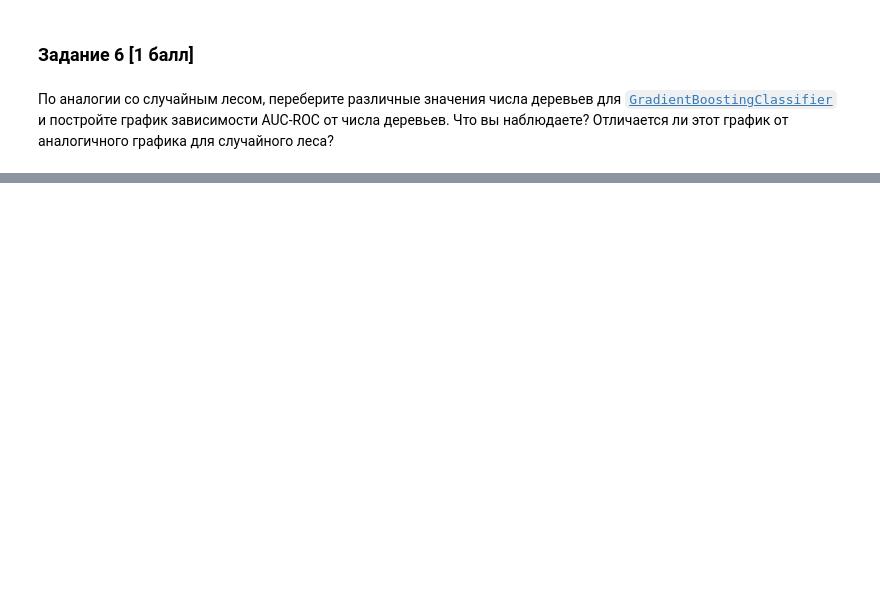
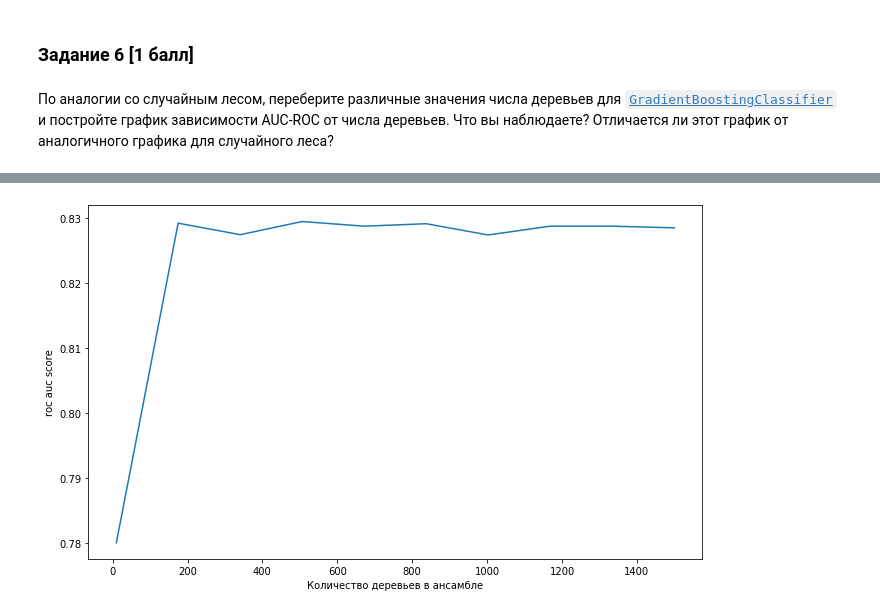
Before and after one commit to Oleg-DS/learning_data_science, a Jupyter notebook: ML/hw04.ipynb, the cells around one changed output, grey strips where cells are left out. Saved outputs shown, nothing was run; the diff lists cells and outputs as text; code cells hidden in the pictures; blank space fills up the shorter version.

```diff
--- a/ML/hw04.ipynb
+++ b/ML/hw04.ipynb
@@ -459,0 +592,16 @@ plt.show()
+# %%
+# теперь построим график AUC ROC для Random Forest для разного количества деревьев
+roc_auc_tree = list()
+trees_num = [int(x) for x in np.linspace(10, 1500, 10)]
+for i in trees_num:
+    rf_tree = RandomForestClassifier(n_estimators=i, random_state=111)
+    rf_tree.fit(X_train, y_train)
+    y_prob = rf_tree.predict_proba(X_test)[:, 1]
+    roc_auc = roc_auc_score(y_test, y_prob)
+    roc_auc_tree.append(roc_auc)
+plt.plot(trees_num, roc_auc_tree)
+plt.xlabel('Количество деревьев в ансамбле')
+plt.ylabel('roc auc score')
+plt.show()
+# %% [output]
+[figure, added]
```
Also changed, not shown: parts of 21 cells of this notebook.
